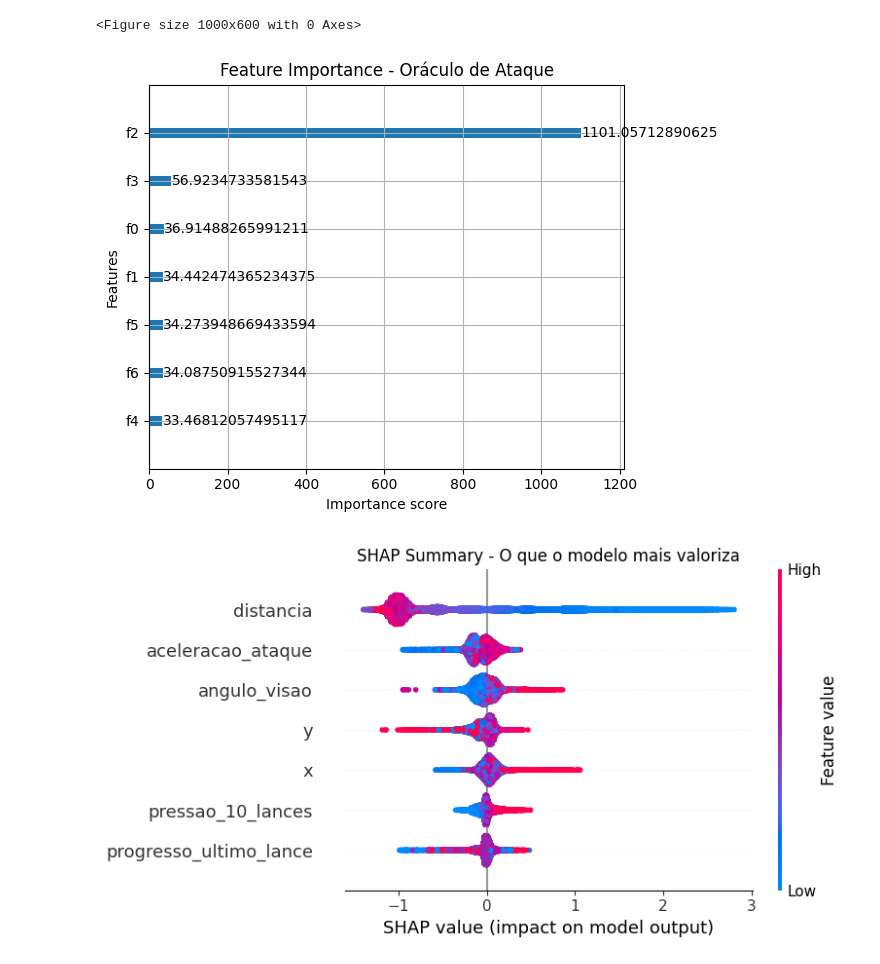
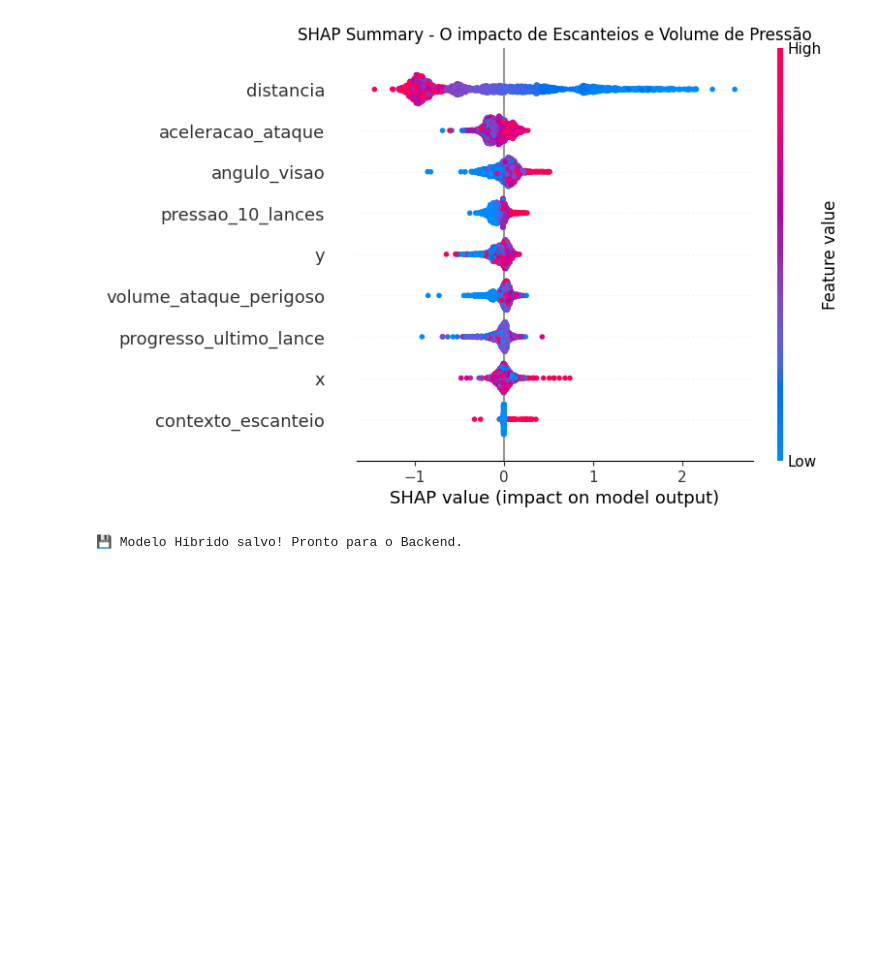
Before and after one commit to kaikinattandossantos/Aura_da_Sorte, a Jupyter notebook: Data/Copper/inlive.ipynb, the cells around one changed output. Cells and saved outputs as stored; diff of their text form; code cells hidden in the pictures; blank space fills up the shorter version.

```diff
--- a/Data/Copper/inlive.ipynb
+++ b/Data/Copper/inlive.ipynb
@@ -118,14 +128,16 @@ import numpy as np
 import shap
 import matplotlib.pyplot as plt
 
-print("🚀 Iniciando validação REAL + SHAP do Oráculo de ATAQUE...")
+print("🚀 Iniciando PIPELINE PROFISSIONAL (Híbrido Micro+Macro)...")
 
 PATH = "Data/atacks_defense/ataque_oraculo.parquet"
 df_ml = pd.read_parquet(PATH)
 
+# FEATURES ATUALIZADAS
 features = [
     'x', 'y', 'distancia', 'angulo_visao',
-    'pressao_10_lances', 'aceleracao_ataque', 'progresso_ultimo_lance'
+    'pressao_10_lances', 'aceleracao_ataque', 'progresso_ultimo_lance',
+    'contexto_escanteio', 'volume_ataque_perigoso'
 ]
 
 X = df_ml[features].values
@@ -133,78 +145,51 @@ y = df_ml['iminencia_gol'].values
 groups = df_ml['match_id'].values
 
 pos_weight = (len(y) - y.sum()) / y.sum()
-print(f"⚖️ Peso de equilíbrio: {pos_weight:.2f}")
 
 gkf = GroupKFold(n_splits=5)
-auc_scores = []
-brier_scores = []
-models = []
+auc_scores, brier_scores, models = [], [], []
+
+print(f"🔄 Validando Oráculo em {len(np.unique(groups))} partidas...")
 
 for fold, (train_idx, test_idx) in enumerate(gkf.split(X, y, groups=groups), 1):
     X_train, X_test = X[train_idx], X[test_idx]
     y_train, y_test = y[train_idx], y[test_idx]
 
     model = xgb.XGBClassifier(
-        n_estimators=800,
-        max_depth=7,
-        learning_rate=0.04,
+        n_estimators=1000, # Aumentamos um pouco para lidar com mais features
+        max_depth=8,
+        learning_rate=0.03,
         scale_pos_weight=pos_weight,
         tree_method='hist',
         eval_metric='auc',
         early_stopping_rounds=60,
-        random_state=42 + fold
+        random_state=42
     )
 
     model.fit(X_train, y_train, eval_set=[(X_test, y_test)], verbose=False)
 
     probas = model.predict_proba(X_test)[:, 1]
-    auc = roc_auc_score(y_test, probas)
-    brier = brier_score_loss(y_test, probas)
-
-    auc_scores.append(auc)
-    brier_scores.append(brier)
+    auc_scores.append(roc_auc_score(y_test, probas))
+    brier_scores.append(brier_score_loss(y_test, probas))
     models.append(model)
 
-    print(f"Fold {fold} → AUC: {auc:.4f} | Brier: {brier:.4f}")
+    print(f"Fold {fold} → AUC: {auc_scores[-1]:.4f}")
 
-print("\n" + "="*60)
-print(f"✅ AUC MÉDIO REAL (5 folds): {np.mean(auc_scores):.4f} ± {np.std(auc_scores):.4f}")
-print(f"🎯 Brier médio: {np.mean(brier_scores):.4f}")
-print("="*60)
+print("\n" + "="*50)
+print(f"✅ AUC MÉDIO FINAL: {np.mean(auc_scores):.4f} ± {np.std(auc_scores):.4f}")
+print("="*50)
 
-# ====================== SHAP + IMPORTANCE (último fold) ======================
+# ====================== SHAP: O QUE MUDA COM ESCANTEIOS? ======================
 best_model = models[-1]
-print("\n📊 Gerando SHAP e Feature Importance...")
+explainer = shap.TreeExplainer(best_model)
+shap_values = explainer.shap_values(X_test[:2000])
 
-# Feature Importance
-plt.figure(figsize=(10, 6))
-xgb.plot_importance(best_model, importance_type='gain', max_num_features=10, title="Feature Importance - Oráculo de Ataque")
-plt.tight_layout()
+plt.figure(figsize=(12, 8))
+shap.summary_plot(shap_values, X_test[:2000], feature_names=features, show=False)
+plt.title("SHAP Summary - O impacto de Escanteios e Volume de Pressão")
 plt.show()
 
-# SHAP Summary (usa os dados do último fold)
-explainer = shap.TreeExplainer(best_model)
-shap_values = explainer.shap_values(X_test)
-
-plt.figure(figsize=(12, 8))
-shap.summary_plot(shap_values, X_test, feature_names=features, show=False)
-plt.title("SHAP Summary - O que o modelo mais valoriza")
-plt.tight_layout()
-plt.show()
-
-# ====================== EXEMPLO DE PREDIÇÃO AO VIVO ======================
-print("\n🔮 Exemplo de predição em tempo real (últimos 10 lances do dataset):")
-exemplo = df_ml[features].tail(10)
-pred_exemplo = best_model.predict_proba(exemplo)[:, 1]
-
-for i, (idx, row) in enumerate(exemplo.iterrows()):
-    prob = pred_exemplo[i]
-    print(f"Lance {i+1:2d} | x={row['x']:.1f} y={row['y']:.1f} | "
-          f"Dist={row['distancia']:.1f}m | Ângulo={row['angulo_visao']:.1f}° | "
-          f"Prob. de chute em 10 lances = {prob:.1%}")
-
 # ====================== SALVAMENTO ======================
-best_model.save_model("oraculo_iminencia_ATAQUE_vFINAL.json")
-print("\n💾 Modelo final salvo como 'oraculo_iminencia_ATAQUE_vFINAL.json'")
-print("✅ Tudo pronto para usar ao vivo!")
+best_model.save_model("oraculo_iminencia_HIBRIDO_v1.json")
+print("\n💾 Modelo Híbrido salvo! Pronto para o Backend.")
 # %% [output]
@@ -225,3 +207,2 @@ Fold 5 → AUC: 0.7750 | Brier: 0.1698
+[figure, new version]
-<Figure size 1000x600 with 0 Axes>
+💾 Modelo Híbrido salvo! Pronto para o Backend.
-[figure, old version]
-[figure, removed]
```
Also changed, not shown: parts of 3 cells of this notebook, 4 other files.
